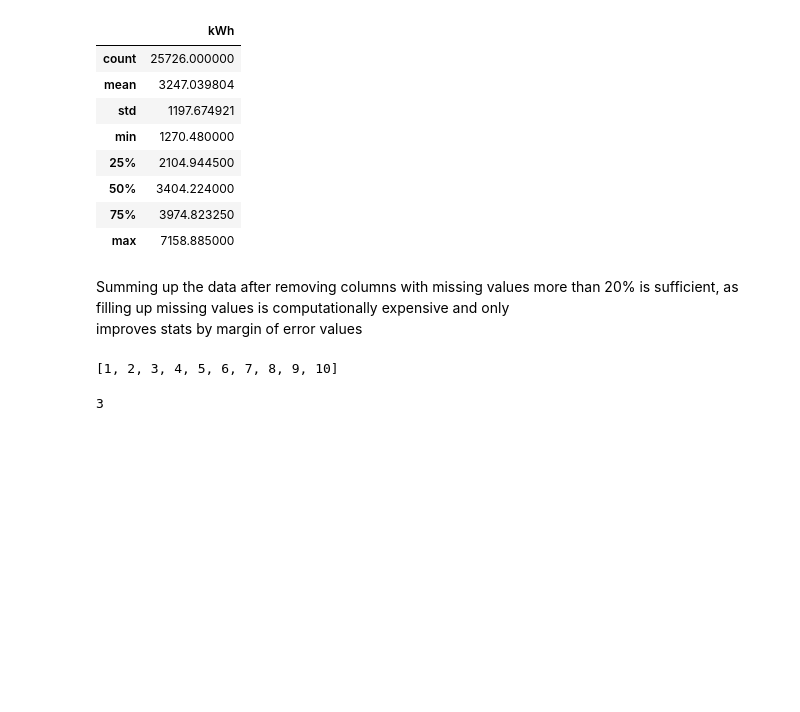
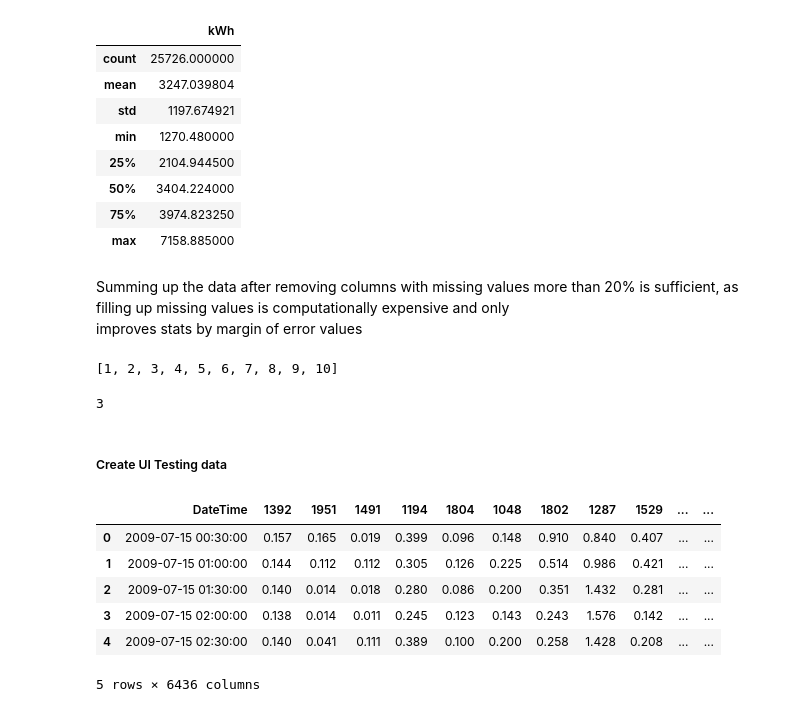
Before and after one commit to theabrahamaudu/Electricity_Use_Prediction, a Jupyter notebook: notebooks/EDA.ipynb, the cells around one changed output. Cells and saved outputs as stored; diff of their text form; code cells hidden in the pictures; blank space fills up the shorter version.

```diff
--- a/notebooks/EDA.ipynb
+++ b/notebooks/EDA.ipynb
@@ -726,3 +726,21 @@ list(range(1, 11))
 int(np.sqrt(10))
 # %% [output]
 3
+# %% [markdown]
+##### Create UI Testing data
+# %%
+full_data = pd.read_csv("../data/interim/concatenated_data.csv")
+
+test_data = full_data[-3000:]
+
+test_data.to_csv("../data/interim/test_data.csv", index=False)
+# %%
+full_data.head()
+# %% [output]
+|  | DateTime | 1392 | 1951 | 1491 | 1194 | 1804 | 1048 | 1802 | 1287 | 1529 | ... | ... |
+| 0 | 2009-07-15 00:30:00 | 0.157 | 0.165 | 0.019 | 0.399 | 0.096 | 0.148 | 0.910 | 0.840 | 0.407 | ... | ... |
+| 1 | 2009-07-15 01:00:00 | 0.144 | 0.112 | 0.112 | 0.305 | 0.126 | 0.225 | 0.514 | 0.986 | 0.421 | ... | ... |
+| 2 | 2009-07-15 01:30:00 | 0.140 | 0.014 | 0.018 | 0.280 | 0.086 | 0.200 | 0.351 | 1.432 | 0.281 | ... | ... |
+| 3 | 2009-07-15 02:00:00 | 0.138 | 0.014 | 0.011 | 0.245 | 0.123 | 0.143 | 0.243 | 1.576 | 0.142 | ... | ... |
+| 4 | 2009-07-15 02:30:00 | 0.140 | 0.041 | 0.111 | 0.389 | 0.100 | 0.200 | 0.258 | 1.428 | 0.208 | ... | ... |
+5 rows × 6436 columns
```
Also changed, not shown: parts of 1 cell of this notebook, 15 other files.
